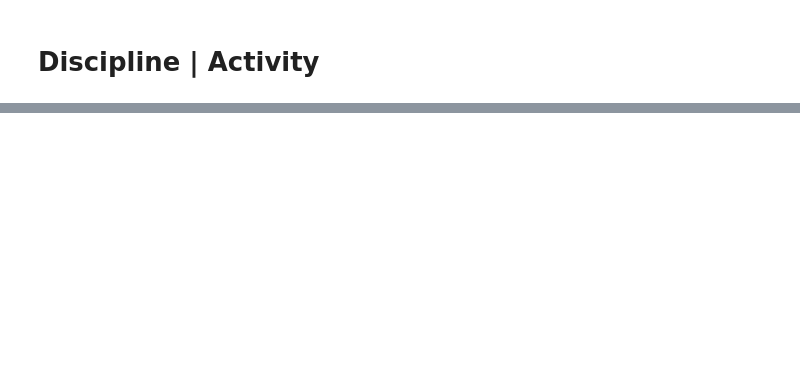
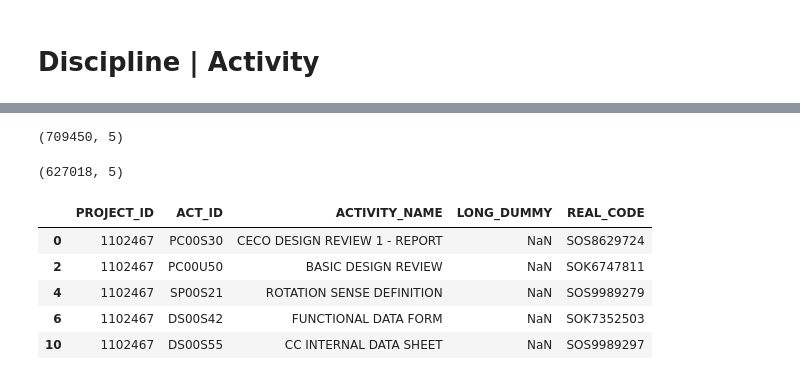
Before and after one commit to adnaksbhat/Colab_JupyterNotebooks, a Jupyter notebook: Wow.ipynb, the cells around one changed output, grey strips where cells are left out. Drawn from its saved outputs; the diff is of its cells as text; code cells hidden in the pictures; blank space fills up the shorter version.

```diff
--- a/Wow.ipynb
+++ b/Wow.ipynb
@@ -292,0 +337,9 @@ files.download('ECN_ECR_wow.xlsx')
+# %%
+import pandas as pd
+
+df_all_ispo=pd.read_excel("/content/All_ISPO.xlsx")
+
+pd.set_option('display.max_columns', None)
+pd.set_option('display.max_rows', None)
+
+df_all_ispo.head(2)
@@ -292,0 +350,45 @@ files.download('ECN_ECR_wow.xlsx')
+# %%
+df_ispo=df_all_ispo[["PROJECT_ID","ACT_ID","ACTIVITY_NAME","LONG_DUMMY","REAL_CODE"]]
+# %%
+df_ispo.shape
+# %% [output]
+(709450, 5)
+# %%
+# prompt: if same 'PROJECT_ID' and 'ACT_ID' are repeated in another row then drop the rows with REAL_CODE as NaN
+
+import pandas as pd
+
+# Assuming your DataFrame is named 'df'
+def drop_nan_duplicates(df):
+    """Drops rows with NaN REAL_CODE where PROJECT_ID and ACT_ID are duplicated."""
+
+    # Group by 'PROJECT_ID' and 'ACT_ID'
+    grouped = df.groupby(['PROJECT_ID', 'ACT_ID'])
+
+    # Iterate through each group
+    rows_to_drop = []
+    for (project_id, act_id), group in grouped:
+        if len(group) > 1:  # Check for duplicates
+          # Identify rows with NaN REAL_CODE within the duplicate group
+            nan_real_code_rows = group[group['REAL_CODE'].isna()]
+            rows_to_drop.extend(nan_real_code_rows.index.tolist())
+
+    # Drop identified rows from original dataframe
+    df_cleaned = df.drop(index=rows_to_drop)
+    return df_cleaned
+
+
+df_ispo = drop_nan_duplicates(df_ispo)
+# %%
+df_ispo.shape
+# %% [output]
+(627018, 5)
+# %%
+df_ispo.head()
+# %% [output]
+|  | PROJECT_ID | ACT_ID | ACTIVITY_NAME | LONG_DUMMY | REAL_CODE |
+| 0 | 1102467 | PC00S30 | CECO DESIGN REVIEW 1 - REPORT | NaN | SOS8629724 |
+| 2 | 1102467 | PC00U50 | BASIC DESIGN REVIEW | NaN | SOK6747811 |
+| 4 | 1102467 | SP00S21 | ROTATION SENSE DEFINITION | NaN | SOS9989279 |
+| 6 | 1102467 | DS00S42 | FUNCTIONAL DATA FORM | NaN | SOK7352503 |
+| 10 | 1102467 | DS00S55 | CC INTERNAL DATA SHEET | NaN | SOS9989297 |
```
Also changed, not shown: parts of 13 cells of this notebook.
